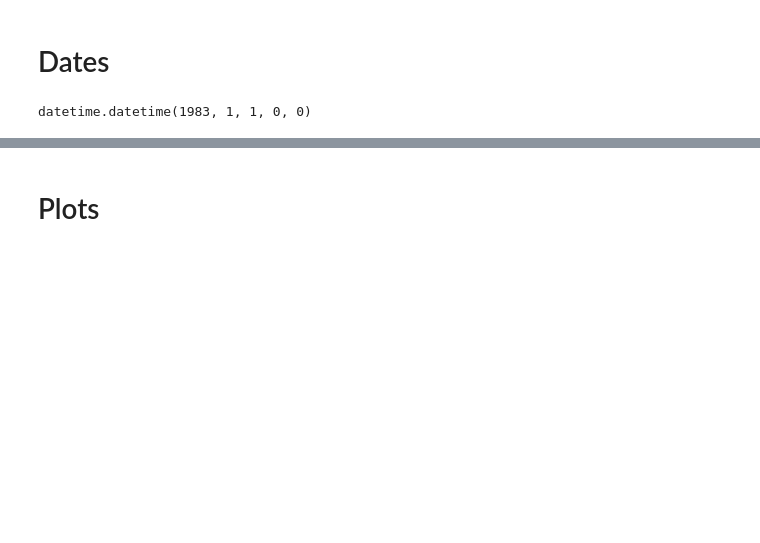
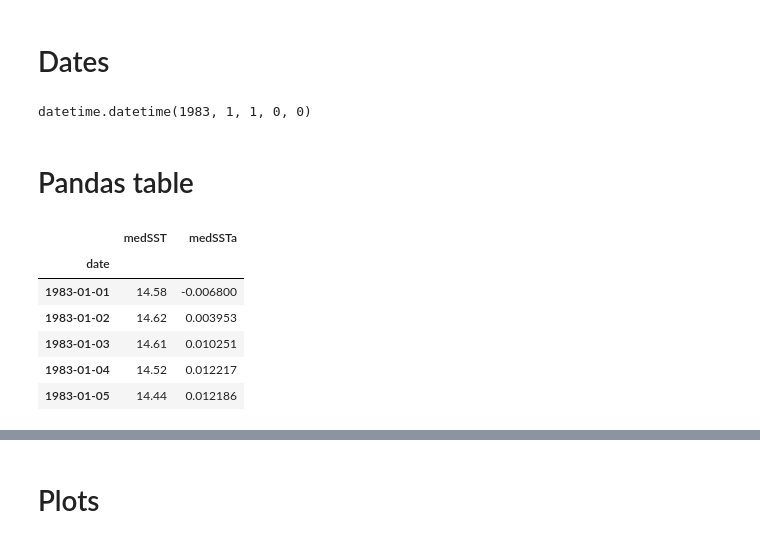
Before and after one commit to profxj/marineHeatWaves, a Jupyter notebook: docs/Climate.ipynb, the cells around one changed output, grey strips where cells are left out. Drawn from its saved outputs; the diff is of its cells as text; code cells hidden in the pictures; blank space fills up the shorter version.

```diff
--- a/docs/Climate.ipynb
+++ b/docs/Climate.ipynb
@@ -60,6 +62,6 @@ DimCoord(array([  0,   1,   2,   3,   4,   5,   6,   7,   8,   9,  10,  11,  12,
 # %% [markdown]
 # Examine a few years
 # %%
-years = (1983, 1990)
+years = (1983, 2019)
 # %%
 noaa_path = os.getenv('NOAA_OI')
@@ -66,6 +74,6 @@ noaa_path = os.getenv('NOAA_OI')
 # %%
 sv_yr, sv_dy, sv_medSST, sv_medSSTa = [], [], [], []
-for year in range(years[0], years[1]):
+for year in range(years[0], years[1]+1):
     print('year={}'.format(year))
     # Load
     noaa_file = os.path.join(noaa_path, 'sst.day.mean.{}.nc'.format(year))
@@ -77,11 +85,15 @@ for year in range(years[0], years[1]):
         SSTd = SST[day,:,:]
         sv_yr.append(year)
         sv_dy.append(day+1) # Jan 1 = 1
-        # Deal with leap year
         # Stats
         sv_medSST.append(np.median(SSTd[~SSTd.mask]))
         #import pdb; pdb.set_trace()
-        SSTa = SSTd - sT_data[day,:,:]
+        # Deal with leap year
+        offset = 0
+        if ((year-1984) % 4) != 0 and (day >= 60):
+            offset = 1
+        # SSTa
+        SSTa = SSTd - sT_data[day+offset,:,:]
         sv_medSSTa.append(np.median(SSTa[~SSTd.mask]))
 # %% [output]
 year=1983
@@ -101,3 +119,19 @@ tord = [datetime.datetime(year, 1,1) + datetime.timedelta(days=day-1) for year,
 tord[0]
 # %% [output]
 datetime.datetime(1983, 1, 1, 0, 0)
+# %% [markdown]
+# Pandas table
+# %%
+pd_dict = dict(date=tord, medSST=sv_medSST, medSSTa=sv_medSSTa)
+# %%
+pd_tbl = pandas.DataFrame(pd_dict)
+pd_tbl = pd_tbl.set_index('date')
+pd_tbl.head()
+# %% [output]
+|  | medSST | medSSTa |
+| date |  |  |
+| 1983-01-01 | 14.58 | -0.006800 |
+| 1983-01-02 | 14.62 | 0.003953 |
+| 1983-01-03 | 14.61 | 0.010251 |
+| 1983-01-04 | 14.52 | 0.012217 |
+| 1983-01-05 | 14.44 | 0.012186 |
```
Also changed, not shown: parts of 14 cells of this notebook, 2 other files.
